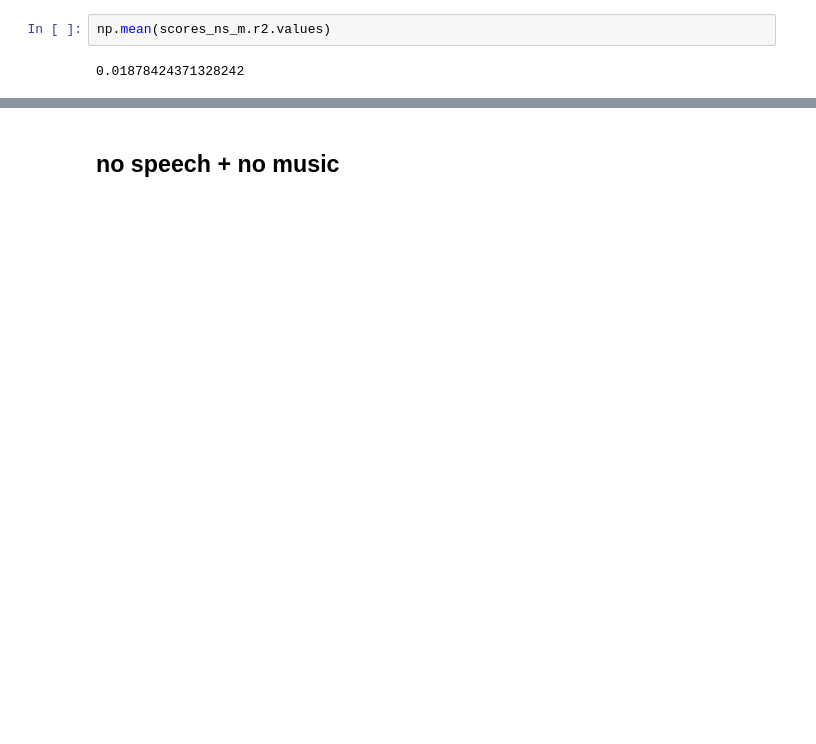
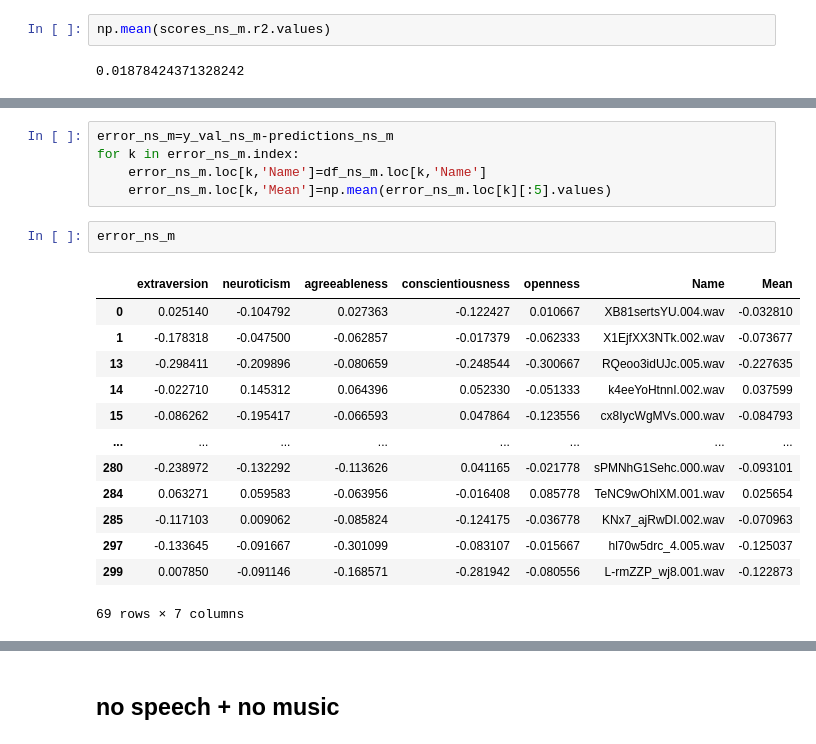
Before and after one commit to germanbarchi/OCEAN-TRUST, a Jupyter notebook: draft_notebooks/spectral_content_no_speech.ipynb, the cells around one changed output, grey strips where cells are left out. Saved outputs shown, nothing was run; the diff lists cells and outputs as text; blank space fills up the shorter version.

```diff
--- a/draft_notebooks/spectral_content_no_speech.ipynb
+++ b/draft_notebooks/spectral_content_no_speech.ipynb
@@ -160,0 +163,21 @@ np.mean(scores_ns_m.r2.values)
+# %%
+error_ns_m=y_val_ns_m-predictions_ns_m
+for k in error_ns_m.index:
+    error_ns_m.loc[k,'Name']=df_ns_m.loc[k,'Name']
+    error_ns_m.loc[k,'Mean']=np.mean(error_ns_m.loc[k][:5].values)
+# %%
+error_ns_m
+# %% [output]
+|  | extraversion | neuroticism | agreeableness | conscientiousness | openness | Name | Mean |
+| 0 | 0.025140 | -0.104792 | 0.027363 | -0.122427 | 0.010667 | XB81sertsYU.004.wav | -0.032810 |
+| 1 | -0.178318 | -0.047500 | -0.062857 | -0.017379 | -0.062333 | X1EjfXX3NTk.002.wav | -0.073677 |
+| 13 | -0.298411 | -0.209896 | -0.080659 | -0.248544 | -0.300667 | RQeoo3idUJc.005.wav | -0.227635 |
+| 14 | -0.022710 | 0.145312 | 0.064396 | 0.052330 | -0.051333 | k4eeYoHtnnI.002.wav | 0.037599 |
+| 15 | -0.086262 | -0.195417 | -0.066593 | 0.047864 | -0.123556 | cx8IycWgMVs.000.wav | -0.084793 |
+| ... | ... | ... | ... | ... | ... | ... | ... |
+| 280 | -0.238972 | -0.132292 | -0.113626 | 0.041165 | -0.021778 | sPMNhG1Sehc.000.wav | -0.093101 |
+| 284 | 0.063271 | 0.059583 | -0.063956 | -0.016408 | 0.085778 | TeNC9wOhlXM.001.wav | 0.025654 |
+| 285 | -0.117103 | 0.009062 | -0.085824 | -0.124175 | -0.036778 | KNx7_ajRwDI.002.wav | -0.070963 |
+| 297 | -0.133645 | -0.091667 | -0.301099 | -0.083107 | -0.015667 | hl70w5drc_4.005.wav | -0.125037 |
+| 299 | 0.007850 | -0.091146 | -0.168571 | -0.281942 | -0.080556 | L-rmZZP_wj8.001.wav | -0.122873 |
+69 rows × 7 columns
```
Also changed, not shown: parts of 16 cells of this notebook, 2 other files.
